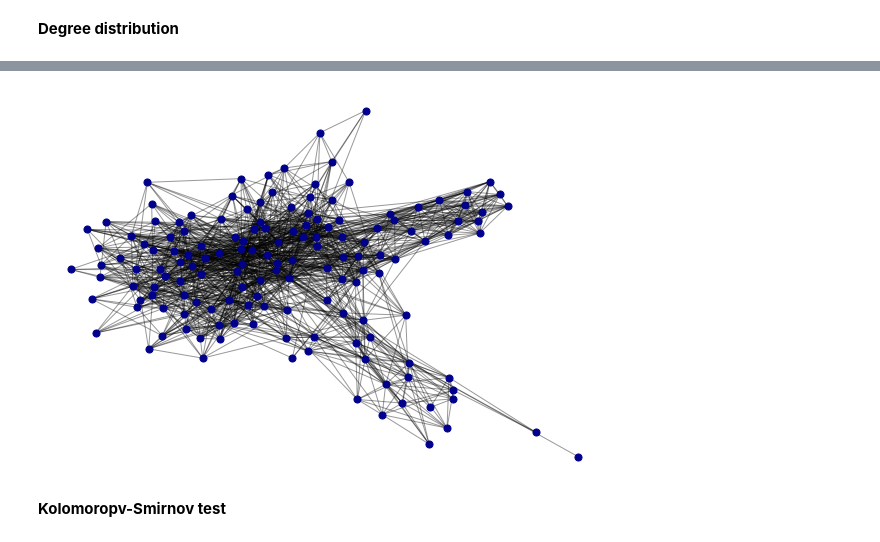
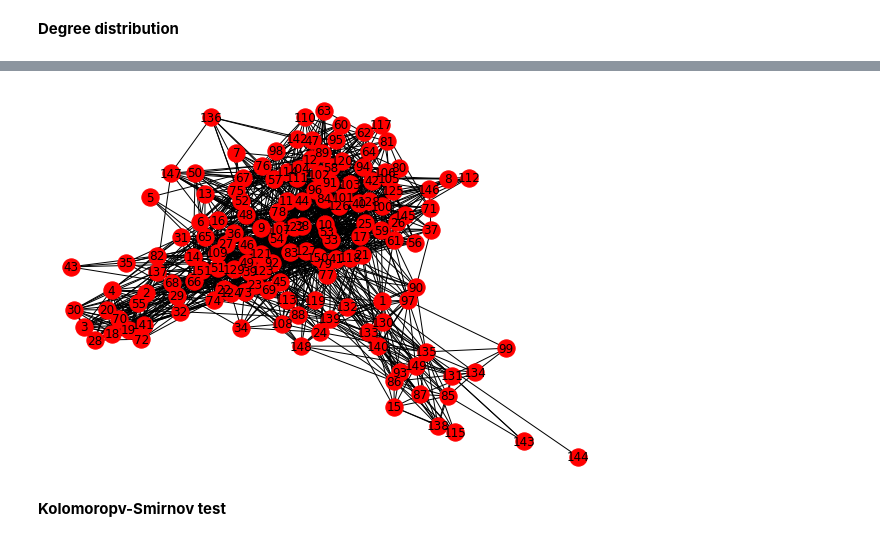
Before and after one commit to Elangoraj/Social-network-analysis, a Jupyter notebook: Networks.ipynb, the cells around one changed output, grey strips where cells are left out. Cells and saved outputs as stored; diff of their text form; code cells hidden in the pictures.

```diff
--- a/Networks.ipynb
+++ b/Networks.ipynb
@@ -99,18 +60,11 @@ Degree frequencies Counter({12: 11, 18: 10, 23: 9, 20: 8, 17: 7, 31: 6, 9: 6, 19
-# %%
-#Draw the network inside the barplot
-# plt.axes([0.4, 0.4, 0.5, 0.5])
-
-plt.figure(figsize=(10,7))
-#Select the largest connected component of the network:
-Gcc = Gx.subgraph(sorted(nx.connected_components(Gx), key=len, reverse=True)[0])
-
-pos = nx.spring_layout(Gx) #<-- Set the layout of the network
-plt.axis('off') #<-- Remove the axis of the network plot
-nx.draw_networkx_nodes(Gx, pos, node_color= 'darkblue',node_size=50) #<-- Plot the nodes
-nx.draw_networkx_edges(Gx, pos, alpha=0.4) #<-- Plot the edges
-plt.show()
-# %% [output]
-[figure, removed]
+# %%
+plt.figure(figsize=(10,7))
+pos = nx.spring_layout(Gx)
+plt.axis('off')
+nx.draw(Gx,pos = pos, with_labels=True, node_color= 'r')
+plt.show()
+# %% [output]
+[figure, added]
 # %% [markdown]
 **Kolomoropv-Smirnov test**
 # %%
```
Also changed, not shown: parts of 30 cells of this notebook.
